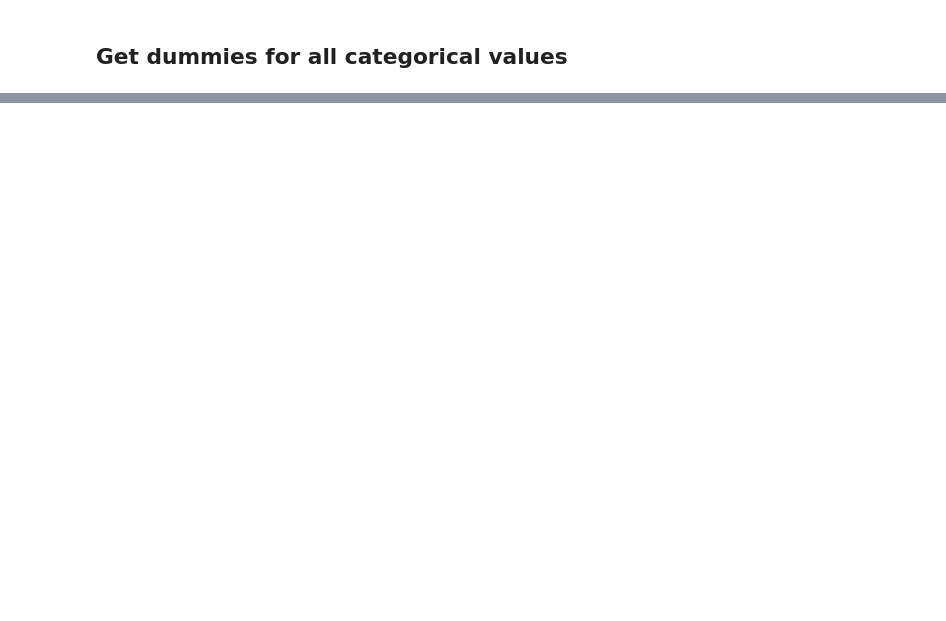
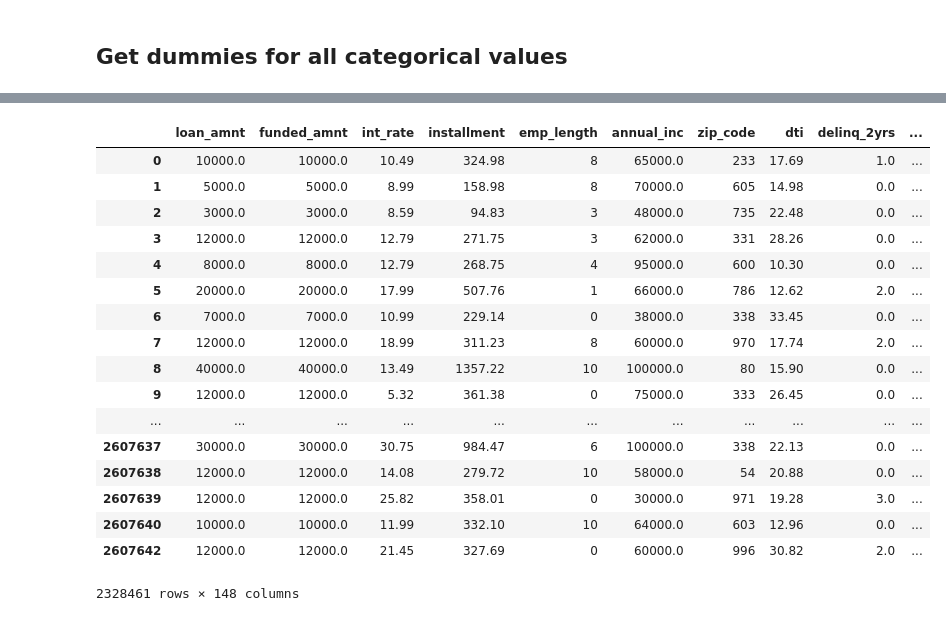
Before and after one commit to jonhilgart22/lending_club_automation, a Jupyter notebook: Data_Cleaning.ipynb, the cells around one changed output, grey strips where cells are left out. Drawn from its saved outputs; the diff is of its cells as text; code cells hidden in the pictures; blank space fills up the shorter version.

```diff
--- a/Data_Cleaning.ipynb
+++ b/Data_Cleaning.ipynb
@@ -515,7 +772,7 @@ lending_club_df.drop('policy_code',1,inplace=True)
 # %%
-lending_club_df.drop('bc_open_to_buy',1,inplace=True)
+#lending_club_df.drop('bc_open_to_buy',1,inplace=True)
 # %%
-lending_club_df.drop('pymnt_plan',1,inplace=True)
+#lending_club_df.drop('pymnt_plan',1,inplace=True)
 # %%
 lending_club_df.info(verbose=True)
 # %% [output]
@@ -539,3 +801,7 @@ memory usage: 771.3+ MB
+# %%
+lending_club_df.int_rate = [float(i.split('%',1)[0]) for i in lending_club_df.int_rate]
+# %%
+lending_club_df.revol_util = [float(i.split('%',1)[0]) for i in lending_club_df.revol_util]
 # %% [markdown]
 ## Get dummies for all categorical values
 # %%
@@ -564,0 +838,22 @@ lending_club_df_final.head()
+# %%
+
+lending_club_df_final[final_api_x_cols]
+# %% [output]
+|  | loan_amnt | funded_amnt | int_rate | installment | emp_length | annual_inc | zip_code | dti | delinq_2yrs | ... |
+| 0 | 10000.0 | 10000.0 | 10.49 | 324.98 | 8 | 65000.0 | 233 | 17.69 | 1.0 | ... |
+| 1 | 5000.0 | 5000.0 | 8.99 | 158.98 | 8 | 70000.0 | 605 | 14.98 | 0.0 | ... |
+| 2 | 3000.0 | 3000.0 | 8.59 | 94.83 | 3 | 48000.0 | 735 | 22.48 | 0.0 | ... |
+| 3 | 12000.0 | 12000.0 | 12.79 | 271.75 | 3 | 62000.0 | 331 | 28.26 | 0.0 | ... |
+| 4 | 8000.0 | 8000.0 | 12.79 | 268.75 | 4 | 95000.0 | 600 | 10.30 | 0.0 | ... |
+| 5 | 20000.0 | 20000.0 | 17.99 | 507.76 | 1 | 66000.0 | 786 | 12.62 | 2.0 | ... |
+| 6 | 7000.0 | 7000.0 | 10.99 | 229.14 | 0 | 38000.0 | 338 | 33.45 | 0.0 | ... |
+| 7 | 12000.0 | 12000.0 | 18.99 | 311.23 | 8 | 60000.0 | 970 | 17.74 | 2.0 | ... |
+| 8 | 40000.0 | 40000.0 | 13.49 | 1357.22 | 10 | 100000.0 | 80 | 15.90 | 0.0 | ... |
+| 9 | 12000.0 | 12000.0 | 5.32 | 361.38 | 0 | 75000.0 | 333 | 26.45 | 0.0 | ... |
+| ... | ... | ... | ... | ... | ... | ... | ... | ... | ... | ... |
+| 2607637 | 30000.0 | 30000.0 | 30.75 | 984.47 | 6 | 100000.0 | 338 | 22.13 | 0.0 | ... |
+| 2607638 | 12000.0 | 12000.0 | 14.08 | 279.72 | 10 | 58000.0 | 54 | 20.88 | 0.0 | ... |
+| 2607639 | 12000.0 | 12000.0 | 25.82 | 358.01 | 0 | 30000.0 | 971 | 19.28 | 3.0 | ... |
+| 2607640 | 10000.0 | 10000.0 | 11.99 | 332.10 | 10 | 64000.0 | 603 | 12.96 | 0.0 | ... |
+| 2607642 | 12000.0 | 12000.0 | 21.45 | 327.69 | 0 | 60000.0 | 996 | 30.82 | 2.0 | ... |
+2328461 rows × 148 columns
```
Also changed, not shown: parts of 69 cells of this notebook, 2 other files.
